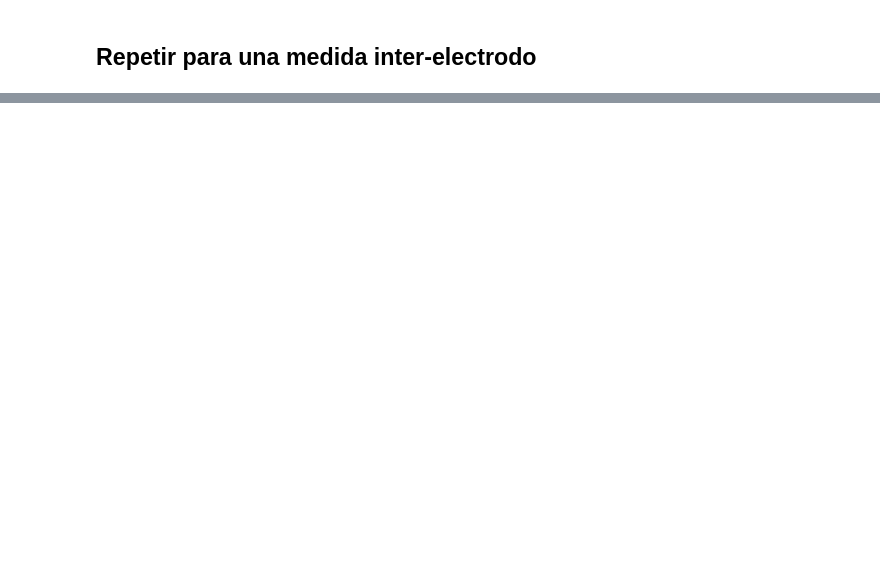
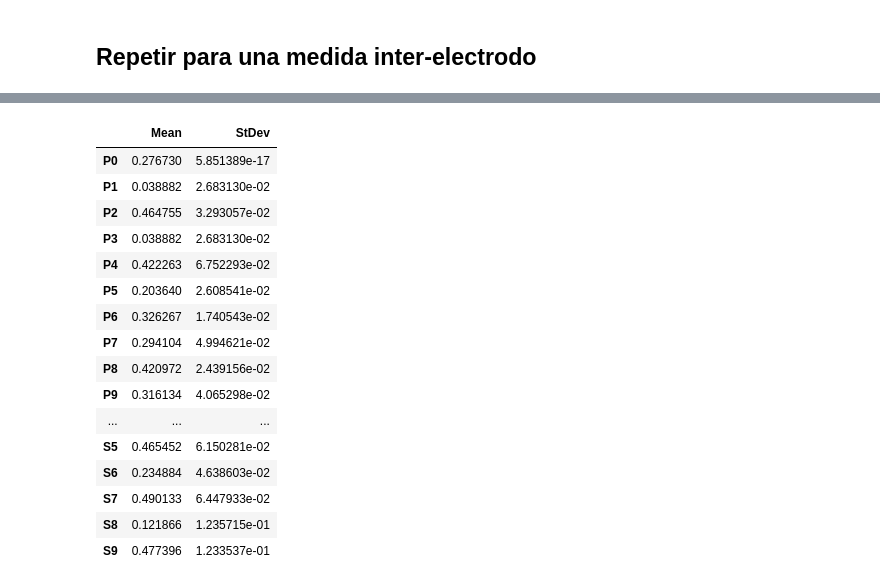
Before and after one commit to santiago-mb/data-science, a Jupyter notebook: wip/tp2/tp2.ipynb, the cells around one changed output, grey strips where cells are left out. Saved outputs shown, nothing was run; the diff lists cells and outputs as text; code cells hidden in the pictures; blank space fills up the shorter version.

```diff
--- a/wip/tp2/tp2.ipynb
+++ b/wip/tp2/tp2.ipynb
@@ -583,0 +661,23 @@ print(entropy)
+# %%
+means = dfJointEntropies.mean()
+stDevs = dfJointEntropies.std()
+df = pd.DataFrame({'Mean': means, 'StDev': stDevs})
+display(df)
+# %% [output]
+|  | Mean | StDev |
+| P0 | 0.276730 | 5.851389e-17 |
+| P1 | 0.038882 | 2.683130e-02 |
+| P2 | 0.464755 | 3.293057e-02 |
+| P3 | 0.038882 | 2.683130e-02 |
+| P4 | 0.422263 | 6.752293e-02 |
+| P5 | 0.203640 | 2.608541e-02 |
+| P6 | 0.326267 | 1.740543e-02 |
+| P7 | 0.294104 | 4.994621e-02 |
+| P8 | 0.420972 | 2.439156e-02 |
+| P9 | 0.316134 | 4.065298e-02 |
+| ... | ... | ... |
+| S5 | 0.465452 | 6.150281e-02 |
+| S6 | 0.234884 | 4.638603e-02 |
+| S7 | 0.490133 | 6.447933e-02 |
+| S8 | 0.121866 | 1.235715e-01 |
+| S9 | 0.477396 | 1.233537e-01 |
```
Also changed, not shown: parts of 10 cells of this notebook.
